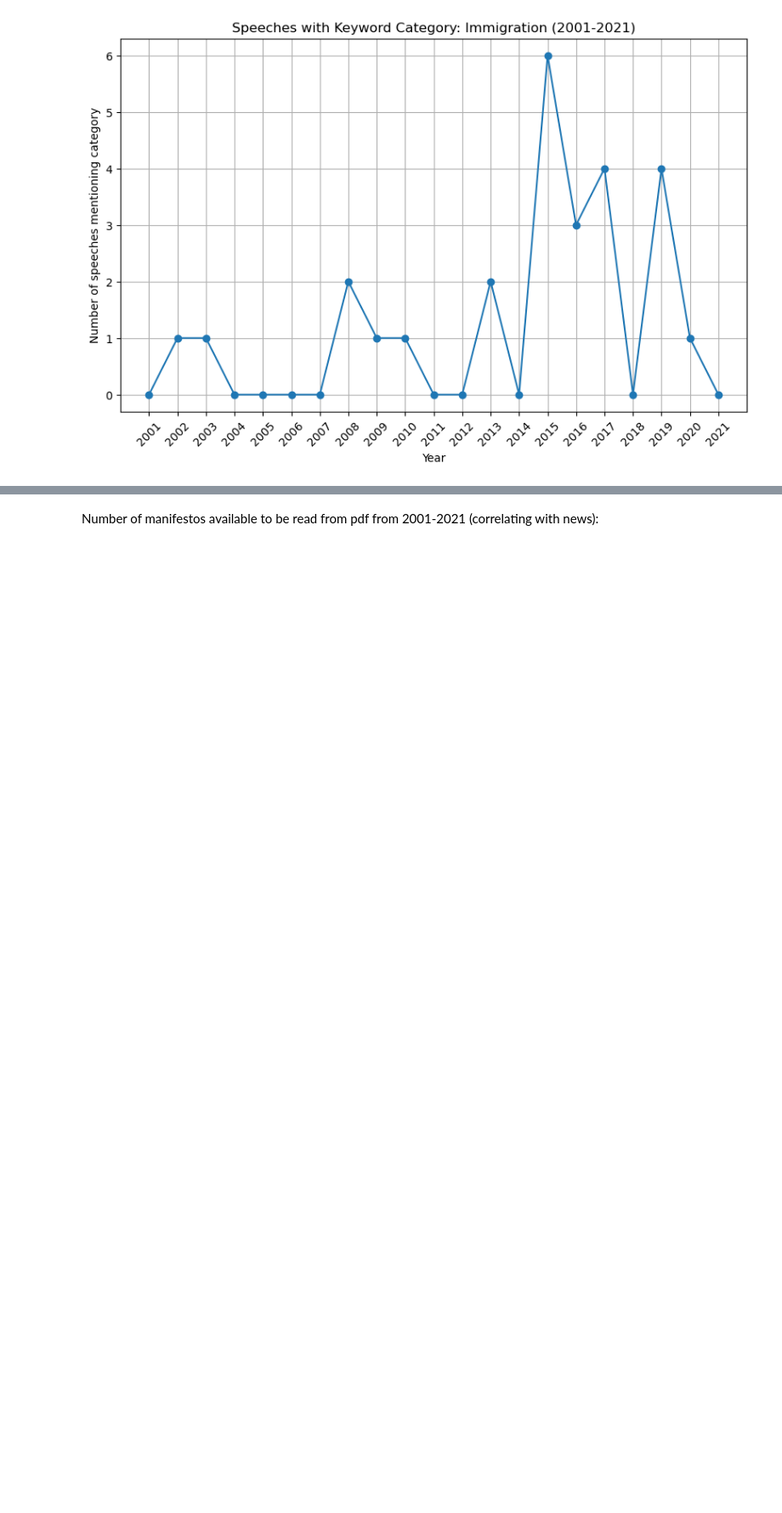
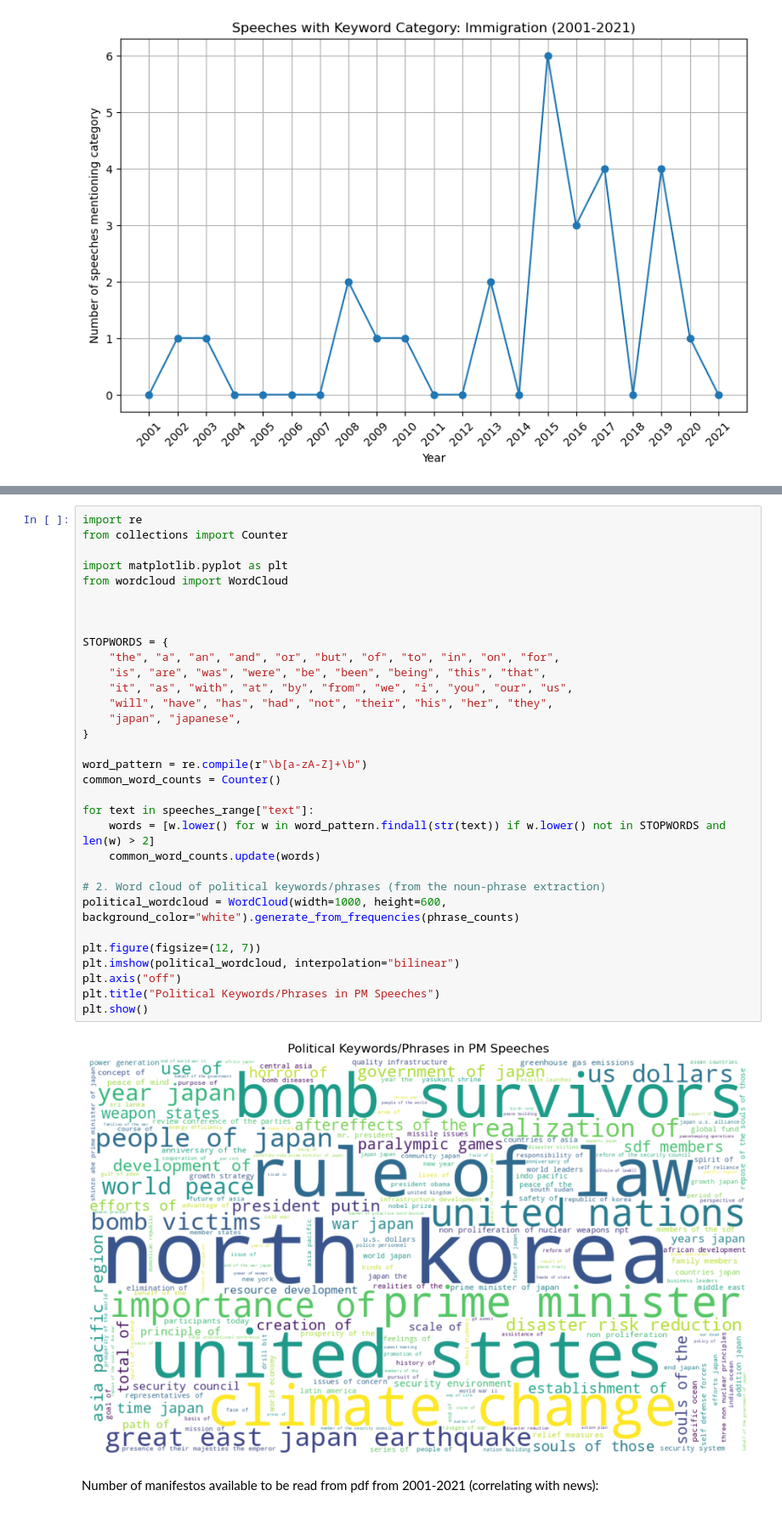
Before and after one commit to ninaudagawa/Media-Politics, a Jupyter notebook: project/notebooks/speeches_keywords_AILIE.ipynb, the cells around one changed output, grey strips where cells are left out. Shown at 85% size. Drawn from its saved outputs; the diff is of its cells as text; blank space fills up the shorter version.

```diff
--- a/project/notebooks/speeches_keywords_AILIE.ipynb
+++ b/project/notebooks/speeches_keywords_AILIE.ipynb
@@ -559,3 +623,37 @@ for category, keywords in categories.items():
+# %%
+import re
+from collections import Counter
+
+import matplotlib.pyplot as plt
+from wordcloud import WordCloud
+
+
+
+STOPWORDS = {
+    "the", "a", "an", "and", "or", "but", "of", "to", "in", "on", "for",
+    "is", "are", "was", "were", "be", "been", "being", "this", "that",
+    "it", "as", "with", "at", "by", "from", "we", "i", "you", "our", "us",
+    "will", "have", "has", "had", "not", "their", "his", "her", "they",
+    "japan", "japanese",
+}
+
+word_pattern = re.compile(r"\b[a-zA-Z]+\b")
+common_word_counts = Counter()
+
+for text in speeches_range["text"]:
+    words = [w.lower() for w in word_pattern.findall(str(text)) if w.lower() not in STOPWORDS and len(w) > 2]
+    common_word_counts.update(words)
+
+# 2. Word cloud of political keywords/phrases (from the noun-phrase extraction)
+political_wordcloud = WordCloud(width=1000, height=600, background_color="white").generate_from_frequencies(phrase_counts)
+
+plt.figure(figsize=(12, 7))
+plt.imshow(political_wordcloud, interpolation="bilinear")
+plt.axis("off")
+plt.title("Political Keywords/Phrases in PM Speeches")
+plt.show()
+# %% [output]
+[figure, added]
 # %% [markdown]
 Number of manifestos available to be read from pdf from 2001-2021 (correlating with news):
 # %%
```
Also changed, not shown: parts of 7 cells of this notebook.
